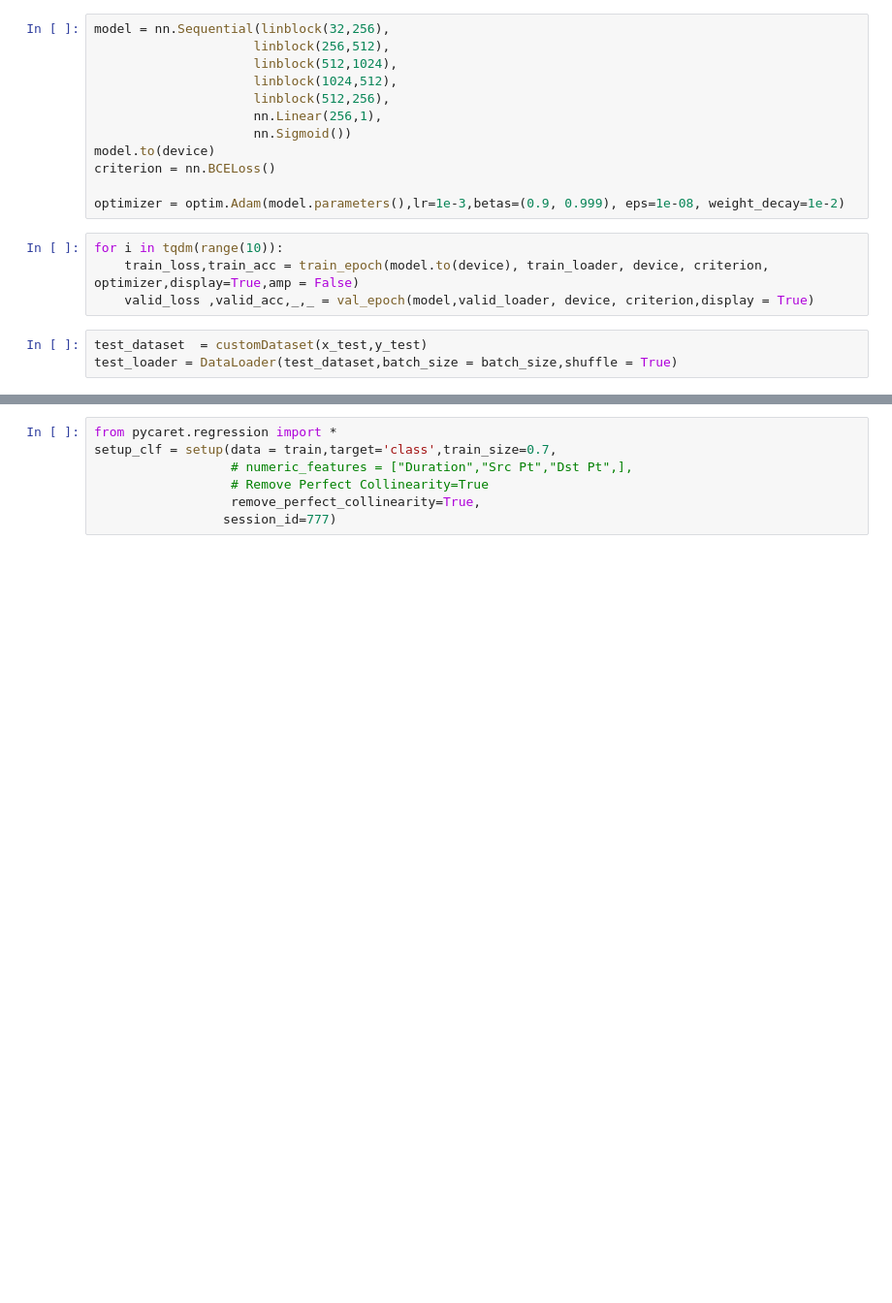
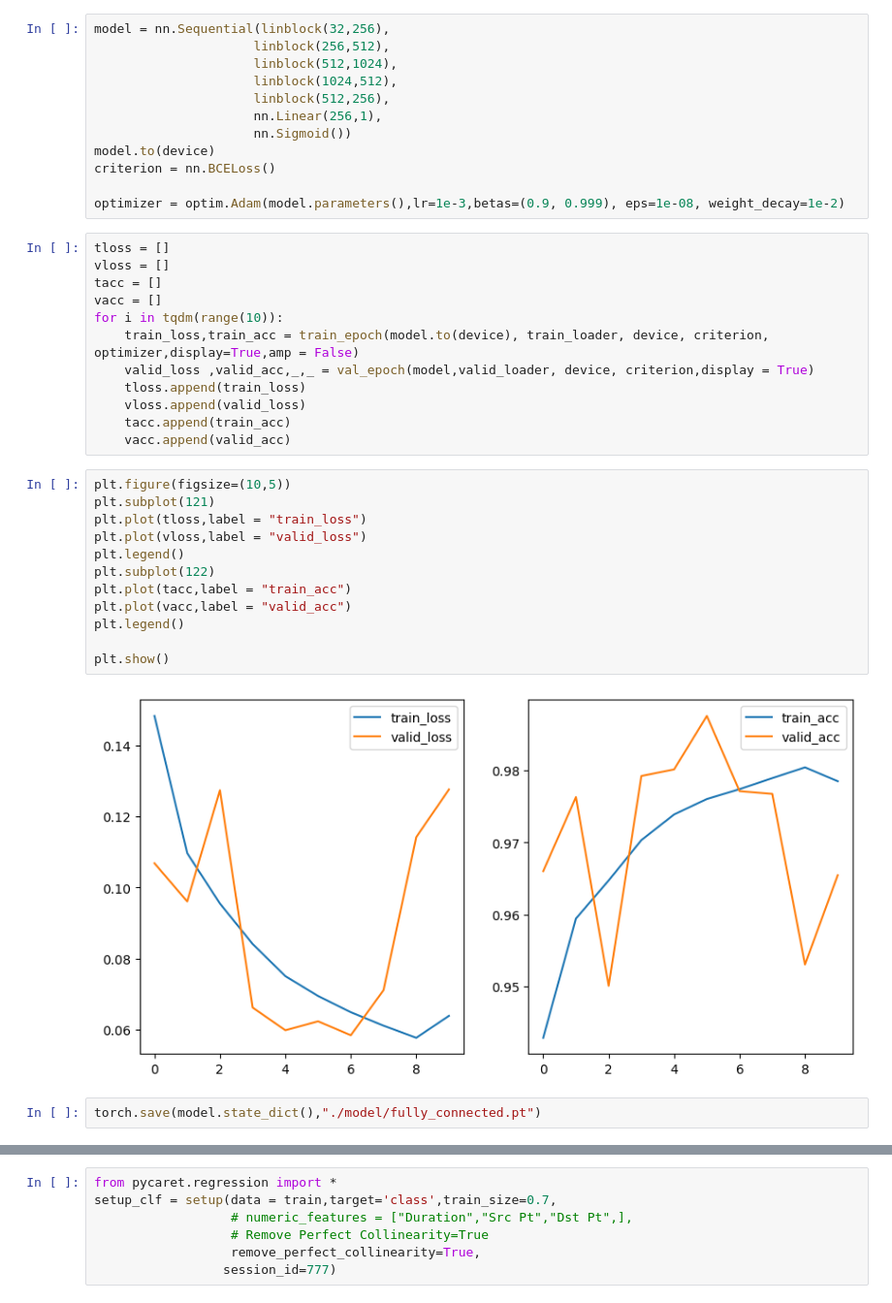
Before and after one commit to reverse-sky/Network-Sequricy, a Jupyter notebook: src/Network.ipynb, the cells around one changed output, grey strips where cells are left out. Shown at 97% size. Saved outputs shown, nothing was run; the diff lists cells and outputs as text; blank space fills up the shorter version.

```diff
--- a/src/Network.ipynb
+++ b/src/Network.ipynb
@@ -485,9 +603,30 @@ criterion = nn.BCELoss()
 
 optimizer = optim.Adam(model.parameters(),lr=1e-3,betas=(0.9, 0.999), eps=1e-08, weight_decay=1e-2)
 # %%
+tloss = []
+vloss = []
+tacc = []
+vacc = []
 for i in tqdm(range(10)):
     train_loss,train_acc = train_epoch(model.to(device), train_loader, device, criterion, optimizer,display=True,amp = False)
     valid_loss ,valid_acc,_,_ = val_epoch(model,valid_loader, device, criterion,display = True)
+    tloss.append(train_loss)
+    vloss.append(valid_loss)
+    tacc.append(train_acc)
+    vacc.append(valid_acc)
-# %%
-test_dataset  = customDataset(x_test,y_test)
-test_loader = DataLoader(test_dataset,batch_size = batch_size,shuffle = True)
+# %%
+plt.figure(figsize=(10,5))
+plt.subplot(121)
+plt.plot(tloss,label = "train_loss")
+plt.plot(vloss,label = "valid_loss")
+plt.legend()
+plt.subplot(122)
+plt.plot(tacc,label = "train_acc")
+plt.plot(vacc,label = "valid_acc")
+plt.legend()
+
+plt.show()
+# %% [output]
+[figure, added]
+# %%
+torch.save(model.state_dict(),"./model/fully_connected.pt")
```
Also changed, not shown: parts of 49 cells of this notebook, 29 other files.
